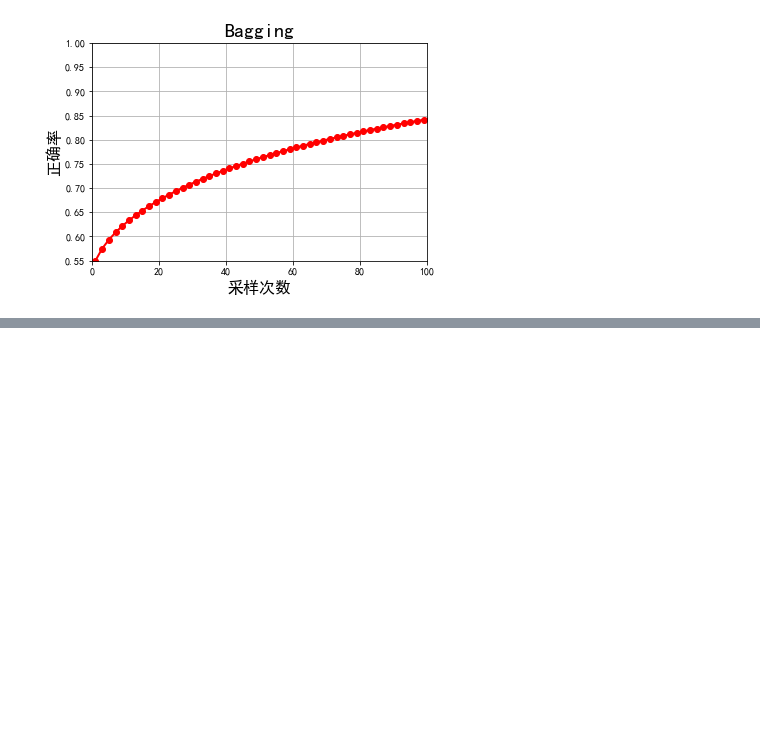
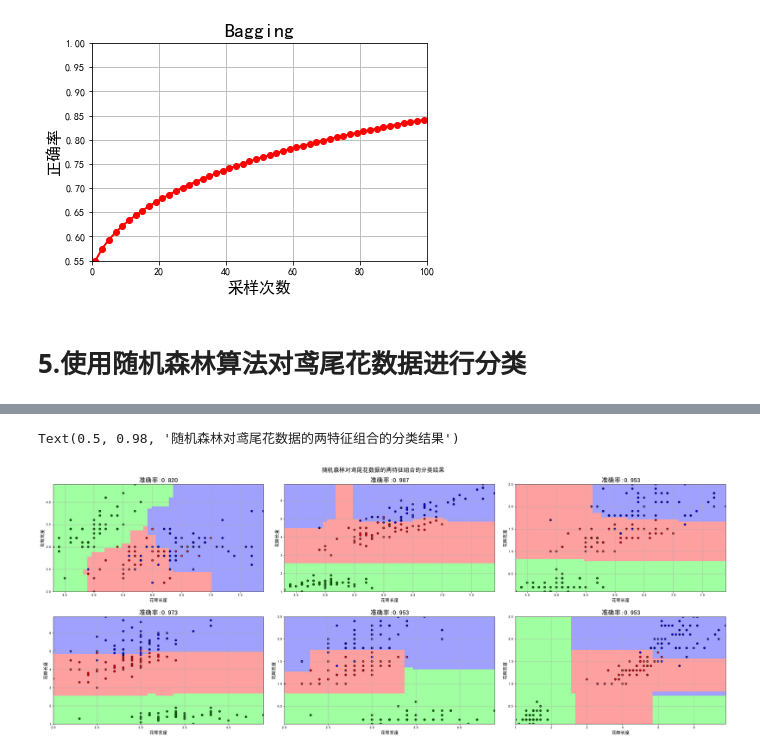
Before and after one commit to JJZHK-AI/AIKnowledgeBase, a Jupyter notebook: 02.机器学习/05.集成算法之Bagging与随机森林.ipynb, the cells around one changed output, grey strips where cells are left out. Saved outputs shown, nothing was run; the diff lists cells and outputs as text; code cells hidden in the pictures; blank space fills up the shorter version.

```diff
--- a/02.机器学习/05.集成算法之Bagging与随机森林.ipynb
+++ b/02.机器学习/05.集成算法之Bagging与随机森林.ipynb
@@ -114,3 +114,80 @@ plt.grid(b=True)
 609 次采样正确率： 0.9933384209653018
 709 次采样正确率： 0.9962112837399784
 [figure]
+# %% [markdown]
+# 5.使用随机森林算法对鸢尾花数据进行分类
+# %%
+import numpy as np
+import pandas as pd
+import matplotlib.pyplot as plt
+import matplotlib as mpl
+from sklearn.ensemble import RandomForestClassifier
+from sklearn.model_selection import GridSearchCV,StratifiedKFold
+import os
+
+data_path = os.path.join("data")
+
+
+def iris_type(s):
+    it = {'Iris-setosa': 0, 'Iris-versicolor': 1, 'Iris-virginica': 2}
+    return it[s]
+
+
+iris_feature = u'花萼长度', u'花萼宽度', u'花瓣长度', u'花瓣宽度'
+
+mpl.rcParams['font.sans-serif'] = [u'SimHei']  # 黑体 FangSong/KaiTi
+mpl.rcParams['axes.unicode_minus'] = False
+
+data = pd.read_csv(os.path.join(data_path, "iris.data"), header=None)
+x_prime = data[np.arange(4)]
+y = pd.Categorical(data[4]).codes
+
+feature_pairs = [[0, 1], [0, 2], [0, 3], [1, 2], [1, 3], [2, 3]]
+plt.figure(figsize=(30, 12), facecolor='w')
+
+max_depth = np.arange(1, 10)
+n_estimators = [1, 10, 100, 200, 300]
+params_list = dict(max_depth = max_depth, n_estimators = n_estimators)
+cv = StratifiedKFold(4)
+cv.get_n_splits(x_prime, y)
+for i, pair in enumerate(feature_pairs):
+    # 准备数据
+    x = x_prime[pair]
+
+    # 随机森林
+    clf = GridSearchCV(RandomForestClassifier(criterion='entropy'), param_grid=params_list, cv=cv)
+    clf.fit(x, y.ravel())
+
+    # 画图
+    N, M = 50, 50  # 横纵各采样多少个值
+    x1_min, x2_min = x.min()
+    x1_max, x2_max = x.max()
+    t1 = np.linspace(x1_min, x1_max, N)
+    t2 = np.linspace(x2_min, x2_max, M)
+    x1, x2 = np.meshgrid(t1, t2)  # 生成网格采样点
+    x_test = np.stack((x1.flat, x2.flat), axis=1)  # 测试点
+
+    # 训练集上的预测结果
+    y_hat = clf.predict(x)
+    print(clf.best_params_)
+    y = y.reshape(-1)
+    c = np.count_nonzero(y_hat == y)    # 统计预测正确的个数
+
+    # 显示
+    cm_light = mpl.colors.ListedColormap(['#A0FFA0', '#FFA0A0', '#A0A0FF'])
+    cm_dark = mpl.colors.ListedColormap(['g', 'r', 'b'])
+    y_hat = clf.predict(x_test)  # 预测值
+    y_hat = y_hat.reshape(x1.shape)  # 使之与输入的形状相同
+    plt.subplot(2, 3, i+1)
+    plt.pcolormesh(x1, x2, y_hat, cmap=cm_light)  # 预测值
+    plt.scatter(x[pair[0]], x[pair[1]], c=y, edgecolors='k', cmap=cm_dark)  # 样本
+    plt.xlabel(iris_feature[pair[0]], fontsize=14)
+    plt.ylabel(iris_feature[pair[1]], fontsize=14)
+    plt.title('准确率:%.3f' % clf.score(x, y),fontsize=20)
+    plt.xlim(x1_min, x1_max)
+    plt.ylim(x2_min, x2_max)
+    plt.grid()
+plt.tight_layout(2.5)
+plt.subplots_adjust(top=0.92)
+plt.suptitle(u'随机森林对鸢尾花数据的两特征组合的分类结果', fontsize=18)
+# %% [output]
@@ -116,0 +200,2 @@ plt.grid(b=True)
+Text(0.5, 0.98, '随机森林对鸢尾花数据的两特征组合的分类结果')
+[figure, added]
```
Also changed, not shown: parts of 5 cells of this notebook, 4 other files.
